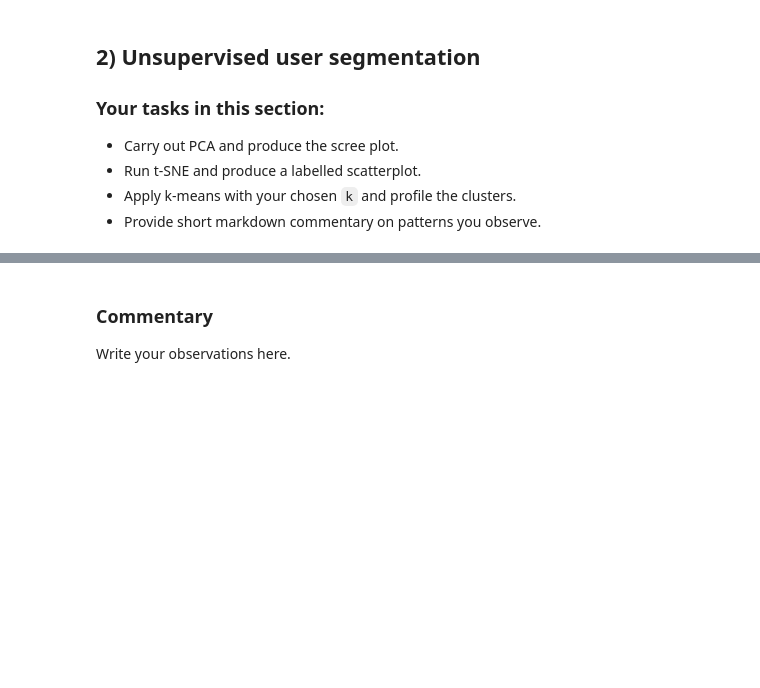
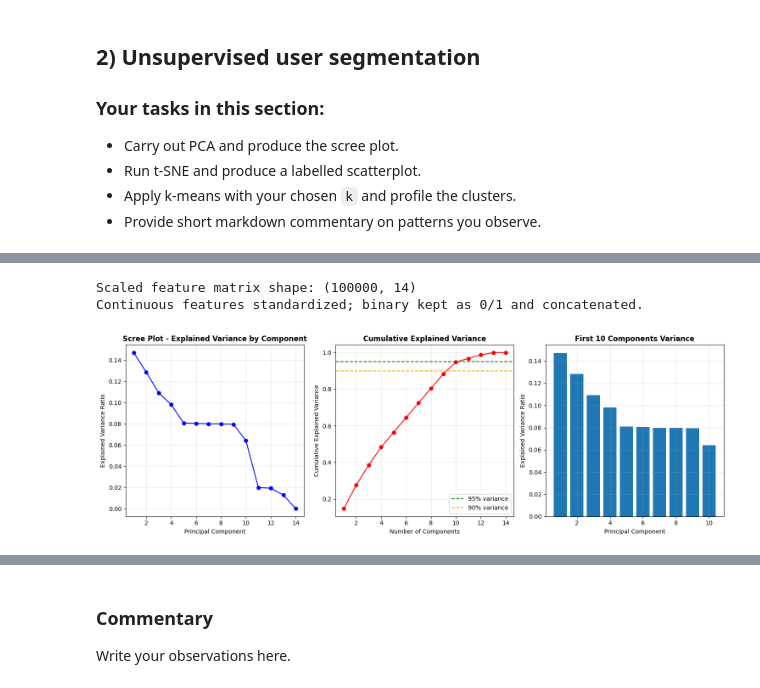
Before and after one commit to lijinxuan1101/CoinPilot_user_segmentation_modelling_and_lightweight_deployment, a Jupyter notebook: Li Jinxuan_assignment2.ipynb, the cells around one changed output, grey strips where cells are left out. Drawn from its saved outputs; the diff is of its cells as text; code cells hidden in the pictures; blank space fills up the shorter version.

```diff
--- a/Li Jinxuan_assignment2.ipynb
+++ b/Li Jinxuan_assignment2.ipynb
@@ -176,13 +183,88 @@ Maximum: 100.00%
 # %%
+# Select numeric features (excluding target variable)
+numeric_features = ['age', 'tenure_months', 'income_monthly', 'savings_rate',
+                   'risk_score', 'app_opens_7d', 'sessions_7d', 'avg_session_min',
+                   'alerts_opt_in', 'auto_invest',  # These are already 0/1 encoded
+                   'equity_pct', 'bond_pct', 'cash_pct', 'crypto_pct']
+
+# Combine numeric features with encoded country features
+X_numeric = coinpilot_data[numeric_features]
+
 # Scale numeric features and apply PCA
+# Split continuous and binary numeric features; scale only continuous
+cont_cols = ['age','tenure_months','income_monthly','savings_rate','risk_score',
+             'app_opens_7d','sessions_7d','avg_session_min','equity_pct','bond_pct','cash_pct','crypto_pct']
+bin_cols = ['alerts_opt_in','auto_invest']
 
+X_cont = coinpilot_data[cont_cols]
+X_bin = coinpilot_data[bin_cols]
+
+scaler = StandardScaler()
+X_cont_scaled = scaler.fit_transform(X_cont)
+# Keep binary 0/1 as-is and concatenate
+X_scaled = np.hstack([X_cont_scaled, X_bin.values])
+
+print(f"\nScaled feature matrix shape: {X_scaled.shape}")
+print("Continuous features standardized; binary kept as 0/1 and concatenated.")
+
+# Apply PCA to all features
+pca = PCA()
+X_pca = pca.fit_transform(X_scaled)
+
+# Calculate explained variance ratio
+explained_variance_ratio = pca.explained_variance_ratio_
+cumulative_variance = np.cumsum(explained_variance_ratio)
 
 # Scree plot and cumulative explained variance
+# Create scree plot and cumulative variance plot
+plt.figure(figsize=(15, 5))
 
+# Scree plot
+plt.subplot(1, 3, 1)
+plt.plot(range(1, len(explained_variance_ratio) + 1), explained_variance_ratio, 'bo-')
+plt.title('Scree Plot - Explained Variance by Component', fontsize=12, fontweight='bold')
+plt.xlabel('Principal Component')
+plt.ylabel('Explained Variance Ratio')
+plt.grid(True, alpha=0.3)
 
+# Cumulative explained variance
+plt.subplot(1, 3, 2)
+plt.plot(range(1, len(cumulative_variance) + 1), cumulative_variance, 'ro-')
+plt.axhline(y=0.95, color='g', linestyle='--', label='95% variance')
+plt.axhline(y=0.90, color='orange', linestyle='--', label='90% variance')
+plt.title('Cumulative Explained Variance', fontsize=12, fontweight='bold')
+plt.xlabel('Number of Components')
+plt.ylabel('Cumulative Explained Variance')
+plt.legend()
+plt.grid(True, alpha=0.3)
 
+# Variance explained by first 10 components
+plt.subplot(1, 3, 3)
+n_components_show = min(10, len(explained_variance_ratio))
+plt.bar(range(1, n_components_show + 1), explained_variance_ratio[:n_components_show])
+plt.title('First 10 Components Variance', fontsize=12, fontweight='bold')
+plt.xlabel('Principal Component')
+plt.ylabel('Explained Variance Ratio')
+plt.grid(True, alpha=0.3)
 
-# t-SNE visualisation
+plt.tight_layout()
+plt.show()
 
+# Print variance information
+print(f"Total number of components: {len(explained_variance_ratio)}")
+print(f"Variance explained by first 5 components: {cumulative_variance[:5]}")
+print(f"Variance explained by first 10 components: {cumulative_variance[:10]}")
+print(f"Number of components for 95% variance: {np.argmax(cumulative_variance >= 0.95) + 1}")
+print(f"Number of components for 90% variance: {np.argmax(cumulative_variance >= 0.90) + 1}")
 
-# K-means clustering and cluster profiling
+# Choose number of components (e.g., for 95% variance)
+n_components = np.argmax(cumulative_variance >= 0.95) + 1
+print(f"\nSelected number of components: {n_components} (explains {cumulative_variance[n_components-1]:.3f} of variance)")
+
+# Apply PCA with selected components
+pca_final = PCA(n_components=n_components)
+X_pca_final = pca_final.fit_transform(X_scaled)
+# %% [output]
+Scaled feature matrix shape: (100000, 14)
+Continuous features standardized; binary kept as 0/1 and concatenated.
+[figure, added]
```
Also changed, not shown: parts of 10 cells of this notebook.
